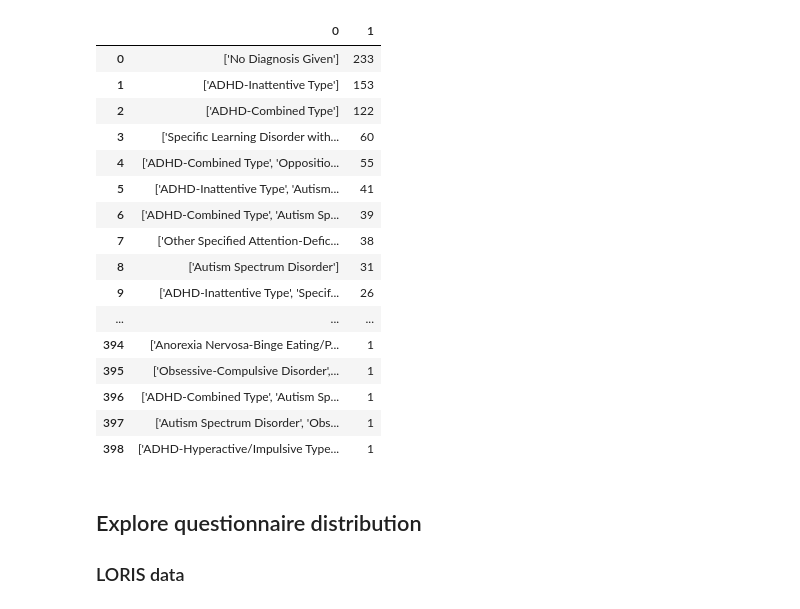
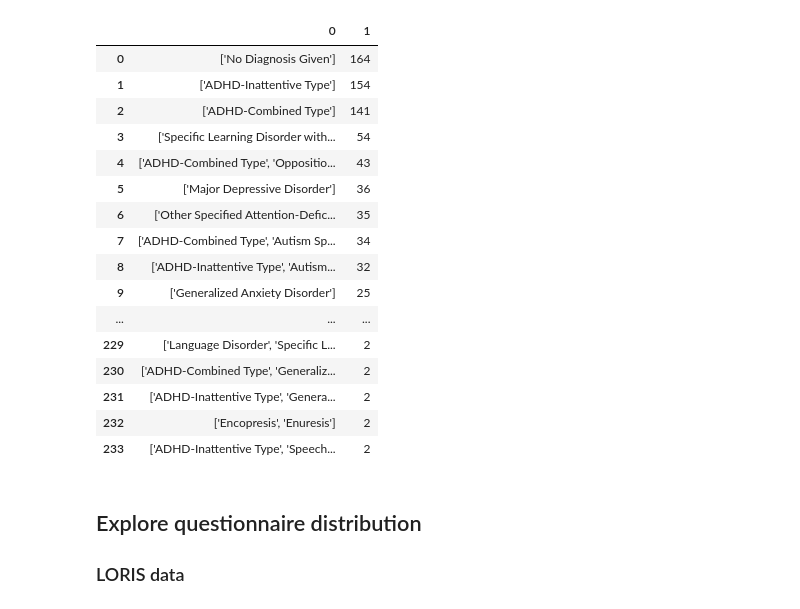
Before and after one commit to charlie42/HBN-explore, a Jupyter notebook: HBN-explore.ipynb, the cells around one changed output. Drawn from its saved outputs; the diff is of its cells as text; code cells hidden in the pictures.

```diff
--- a/HBN-explore.ipynb
+++ b/HBN-explore.ipynb
@@ -6,15 +6,16 @@ from re import M
 
 pd.set_option("display.max_columns", None)
 # %%
-# Get approximate number of available training examples
+# Get approximate number of available training examples (COINS data)
 
-swan = pd.read_csv('data/SWAN.csv')
-whodas = pd.read_csv('data/WHODAS.csv')
-diagnoses = pd.read_csv('data/diagnoses-data.csv')
+swan = pd.read_csv('data/SWAN.csv', engine='python')
+whodas = pd.read_csv('data/WHODAS.csv', engine='python')
+diagnoses = pd.read_csv('data/assessment_data/9994_ConsensusDx_20211130.csv', engine='python')
 diagnoses = diagnoses.rename(columns = lambda column: column.split(",")[-1])
-# Ignore the extra extra header
-swan = swan.iloc[1:, :]
-whodas = whodas.iloc[1:, :]
+# Ignore the extra extra header and drop duplicates
+swan = swan.iloc[1:, :].drop_duplicates()
+whodas = whodas.iloc[1:, :].drop_duplicates()
+diagnoses = diagnoses.iloc[1:, :].drop_duplicates()
 # %%
 merged_swan_diag = pd.merge(swan, diagnoses, on="EID")
 merged_whodas_diag = pd.merge(whodas, diagnoses, on="EID")
@@ -42,15 +38,7 @@ merged_swan_diag[(merged_swan_diag["Year_x"]=="2016") & ((merged_swan_diag["Seas
 # %%
-# Start from winter 2016
+# Remove missing diagnoses
+merged_whodas_diag = merged_whodas_diag.drop(merged_whodas_diag[
+    (merged_whodas_diag["DX_01"] == "No Diagnosis Given: Incomplete Eval")].index)
 
-merged_swan_diag_dropped = merged_swan_diag.drop(merged_swan_diag[
-    (merged_swan_diag["Year_x"] == "2016") & (
-        (merged_swan_diag["Season_x"] == "Winter") |
-        (merged_swan_diag["Season_x"] == "Spring") |
-        (merged_swan_diag["Season_x"] == "Summer") ) ].index)
-
-# Remove missing diagnoses
-merged_swan_diag_dropped = merged_swan_diag_dropped.drop(merged_swan_diag_dropped[
-    (merged_swan_diag_dropped["DX_01"] == "No Diagnosis Given: Incomplete Eval")].index)
-
-merged_swan_diag_dropped.count()[0]
+merged_whodas_diag["EID"].nunique()
 # %% [output]
@@ -81,36 +69,36 @@ dtype: float64
 # %%
 # Diagnosis combinations counts
 def clean_diag_list(row):
     row_without_duplicates = list({x for x in set(row) if x==x})
     row_without_duplicates.sort()
     return str(row_without_duplicates)
 
-list_of_diagnosis_sets = list(map(clean_diag_list, merged_swan_diag_dropped[diag_colunms].to_numpy()))
+list_of_diagnosis_sets = list(map(clean_diag_list, merged_whodas_diag[diag_colunms].to_numpy()))
 
 counter = Counter(list_of_diagnosis_sets).most_common()
 diag_combination_counter_df = pd.DataFrame.from_dict(counter)
 
 pd.set_option('display.max_colwidth', None)
 
-diag_combination_counter_df.head(10000)
+diag_combination_counter_df[diag_combination_counter_df[1] > 1].head(10000) # only display combinations that occure more than once
 # %% [output]
 |  | 0 | 1 |
-| 0 | ['No Diagnosis Given'] | 233 |
-| 1 | ['ADHD-Inattentive Type'] | 153 |
-| 2 | ['ADHD-Combined Type'] | 122 |
-| 3 | ['Specific Learning Disorder with... | 60 |
-| 4 | ['ADHD-Combined Type', 'Oppositio... | 55 |
-| 5 | ['ADHD-Inattentive Type', 'Autism... | 41 |
-| 6 | ['ADHD-Combined Type', 'Autism Sp... | 39 |
-| 7 | ['Other Specified Attention-Defic... | 38 |
-| 8 | ['Autism Spectrum Disorder'] | 31 |
-| 9 | ['ADHD-Inattentive Type', 'Specif... | 26 |
+| 0 | ['No Diagnosis Given'] | 164 |
+| 1 | ['ADHD-Inattentive Type'] | 154 |
+| 2 | ['ADHD-Combined Type'] | 141 |
+| 3 | ['Specific Learning Disorder with... | 54 |
+| 4 | ['ADHD-Combined Type', 'Oppositio... | 43 |
+| 5 | ['Major Depressive Disorder'] | 36 |
+| 6 | ['Other Specified Attention-Defic... | 35 |
+| 7 | ['ADHD-Combined Type', 'Autism Sp... | 34 |
+| 8 | ['ADHD-Inattentive Type', 'Autism... | 32 |
+| 9 | ['Generalized Anxiety Disorder'] | 25 |
 | ... | ... | ... |
-| 394 | ['Anorexia Nervosa-Binge Eating/P... | 1 |
-| 395 | ['Obsessive-Compulsive Disorder',... | 1 |
-| 396 | ['ADHD-Combined Type', 'Autism Sp... | 1 |
-| 397 | ['Autism Spectrum Disorder', 'Obs... | 1 |
-| 398 | ['ADHD-Hyperactive/Impulsive Type... | 1 |
+| 229 | ['Language Disorder', 'Specific L... | 2 |
+| 230 | ['ADHD-Combined Type', 'Generaliz... | 2 |
+| 231 | ['ADHD-Inattentive Type', 'Genera... | 2 |
+| 232 | ['Encopresis', 'Enuresis'] | 2 |
+| 233 | ['ADHD-Inattentive Type', 'Speech... | 2 |
 # %%
 pd.set_option('display.max_rows', 20)
 # %% [markdown]
```
Also changed, not shown: parts of 53 cells of this notebook.
